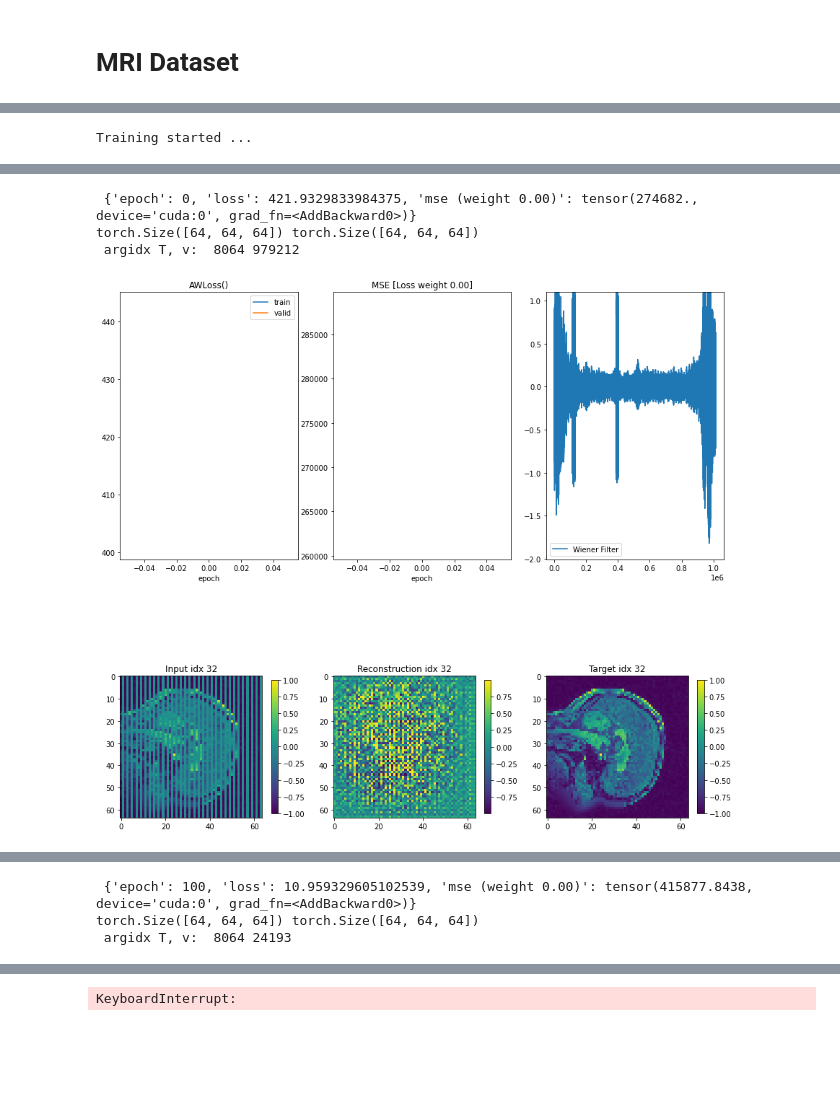
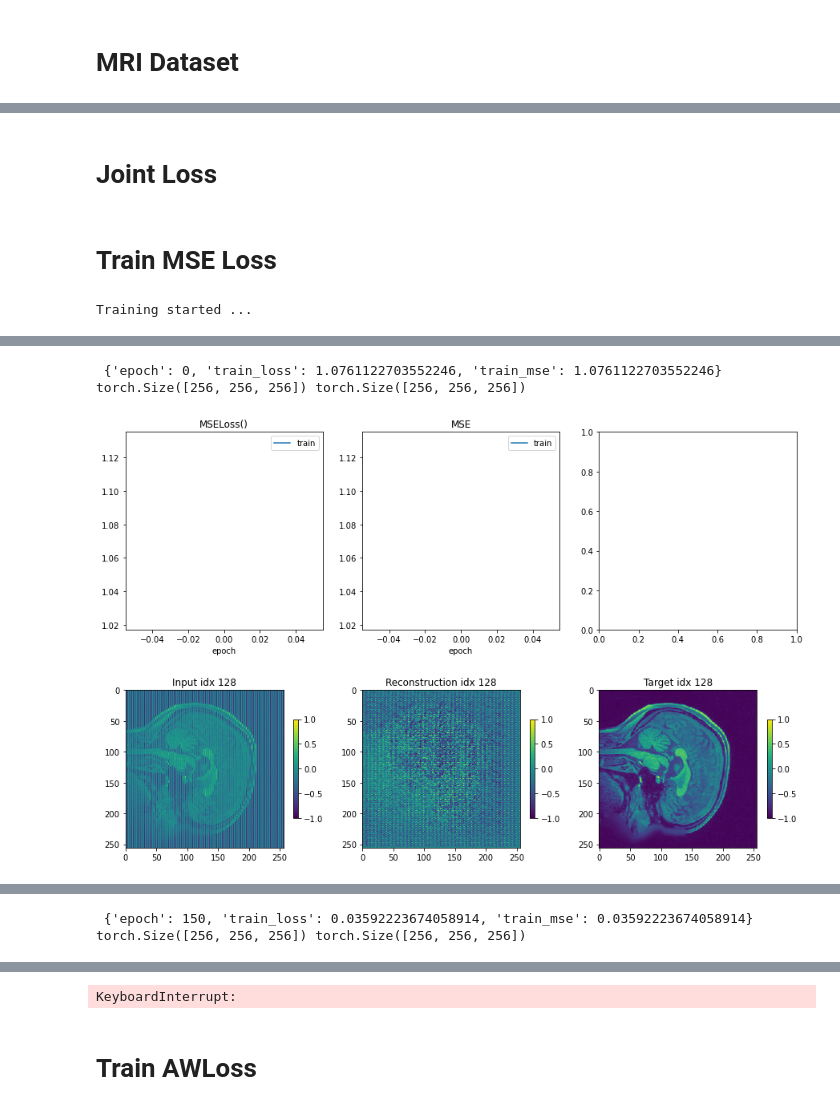
Before and after one commit to dpelacani/WienerLoss, a Jupyter notebook: examples/imputation/MRI3D_sample.ipynb, the cells around one changed output, grey strips where cells are left out. Drawn from its saved outputs; the diff is of its cells as text; code cells hidden in the pictures; blank space fills up the shorter version.

```diff
--- a/examples/imputation/MRI3D_sample.ipynb
+++ b/examples/imputation/MRI3D_sample.ipynb
@@ -131,14 +94,15 @@ torch.Size([64, 64, 64]) torch.Size([64, 64, 64])
 # %%
-def make_model(channels=64):
-    return UNet(
+def make_model(nc=64):
+    channels = (16, 32, 64, 128, 256)
+    model =  UNet(
     spatial_dims=2,
-    in_channels=channels,
-    out_channels=channels,
-    channels=(16, 32, 64, 128, 256),
-    strides=tuple([2 for i in range(channels)]),
+    in_channels=nc,
+    out_channels=nc,
+    channels=channels,
+    strides=tuple([2 for i in range(len(channels))]),
     num_res_units=2,
-    act="mish",
-).to(device)
-
+    act="mish")
+    model = nn.DataParallel(model)
+    return model.to(device)
 print(make_model())
 # %% [output]
@@ -288,0 +267,18 @@ def train_model(model, optimizer, loss, train_loader, wmse=0., valid_loader=None
+# %%
+# Set training static parameters and hyperparameters
+nepochs=1000
+learning_rate=1e-3
+batch_size=1
+
+# Dataloader
+train_loader = DataLoader(ds,
+                        batch_size=batch_size,
+                        shuffle=True,
+                        num_workers=4)
+valid_loader = None
+
+
+# Sample for visualisation
+x_sample, y_sample = ds[0]
+# %% [markdown]
+# Joint Loss
@@ -289,7 +311,11 @@ def train_model(model, optimizer, loss, train_loader, wmse=0., valid_loader=None
+# %% [markdown]
+# Train MSE Loss
 # %%
-model = make_model(channels=x_sample.shape[0])
+model = make_model(nc=x_sample.shape[0])
+optimizer = torch.optim.Adam(model.parameters(), lr=learning_rate)
 
-optimizer = torch.optim.Adam(model.parameters(), lr=learning_rate)
-train_model(model, optimizer, awloss, train_loader, wmse=0.0, valid_loader=None, nepochs=600, log_frequency=100, sample_input=x_sample, sample_target=y_sample, device=device)
+mseloss     = nn.MSELoss(reduction="mean")
+
+train_model(model, optimizer, mseloss, train_loader,  valid_loader=valid_loader, nepochs=600, log_frequency=150, sample_input=x_sample, sample_target=y_sample, device=device)
 # %% [output]
 Training started ...
@@ -297,5 +322,4 @@ Training started ...
 N/A% (0 of 600) |                        | Elapsed Time: 0:00:00 ETA:  --:--:--
- {'epoch': 0, 'loss': 421.9329833984375, 'mse (weight 0.00)': tensor(274682., device='cuda:0', grad_fn=<AddBackward0>)}
-torch.Size([64, 64, 64]) torch.Size([64, 64, 64])
- argidx T, v:  8064 979212
+ {'epoch': 0, 'train_loss': 1.0761122703552246, 'train_mse': 1.0761122703552246}
+torch.Size([256, 256, 256]) torch.Size([256, 256, 256])
-[figure, old version]
+[figure, new version]
@@ -319,3 +327,2 @@ torch.Size([64, 64, 64]) torch.Size([64, 64, 64])
- {'epoch': 100, 'loss': 10.959329605102539, 'mse (weight 0.00)': tensor(415877.8438, device='cuda:0', grad_fn=<AddBackward0>)}
-torch.Size([64, 64, 64]) torch.Size([64, 64, 64])
- argidx T, v:  8064 24193
+ {'epoch': 150, 'train_loss': 0.03592223674058914, 'train_mse': 0.03592223674058914}
+torch.Size([256, 256, 256]) torch.Size([256, 256, 256])
@@ -327,2 +331,4 @@ torch.Size([64, 64, 64]) torch.Size([64, 64, 64])
 KeyboardInterrupt:
+# %% [markdown]
+# Train AWLoss
 # %%
```
Also changed, not shown: parts of 20 cells of this notebook, 4 other files.
